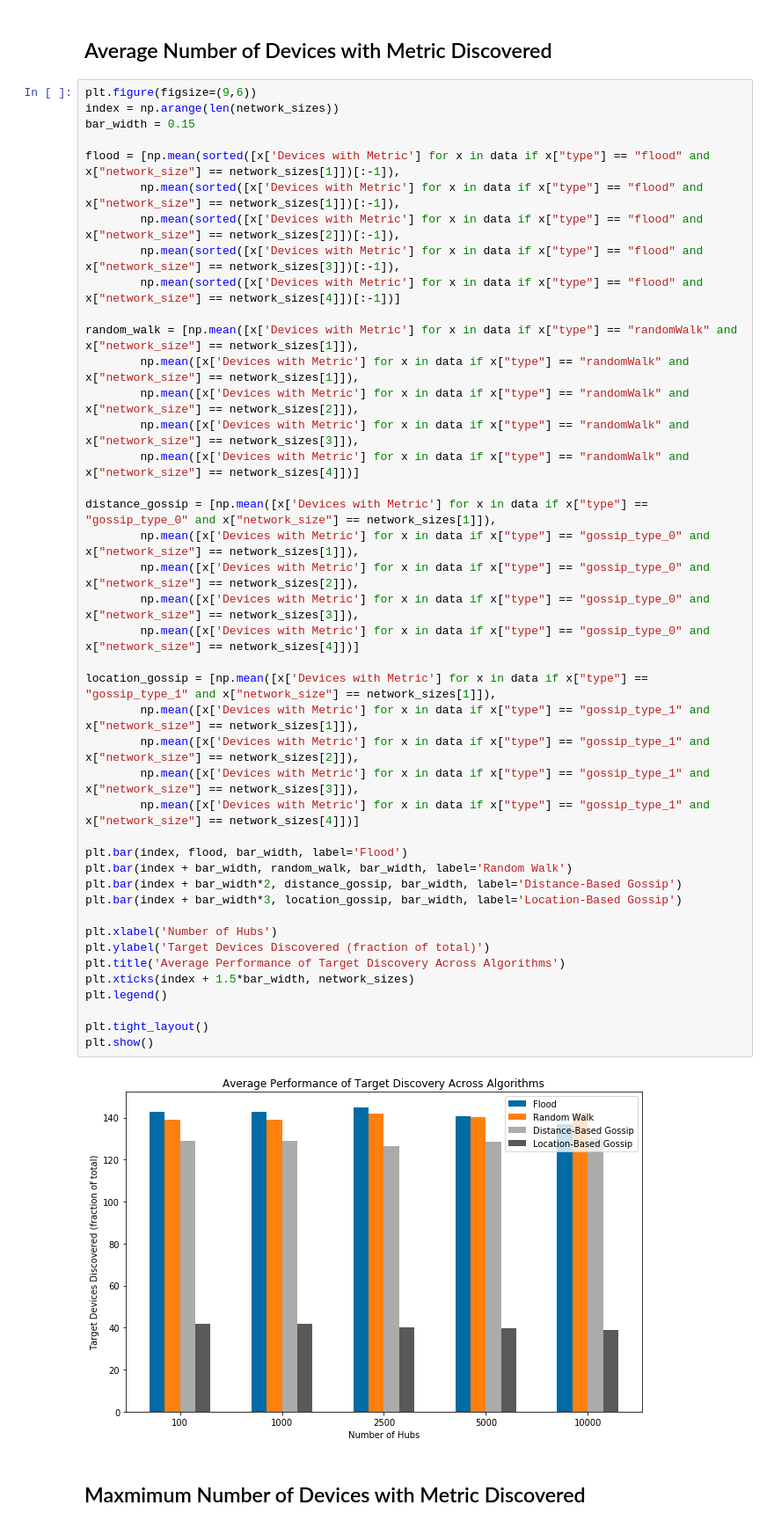
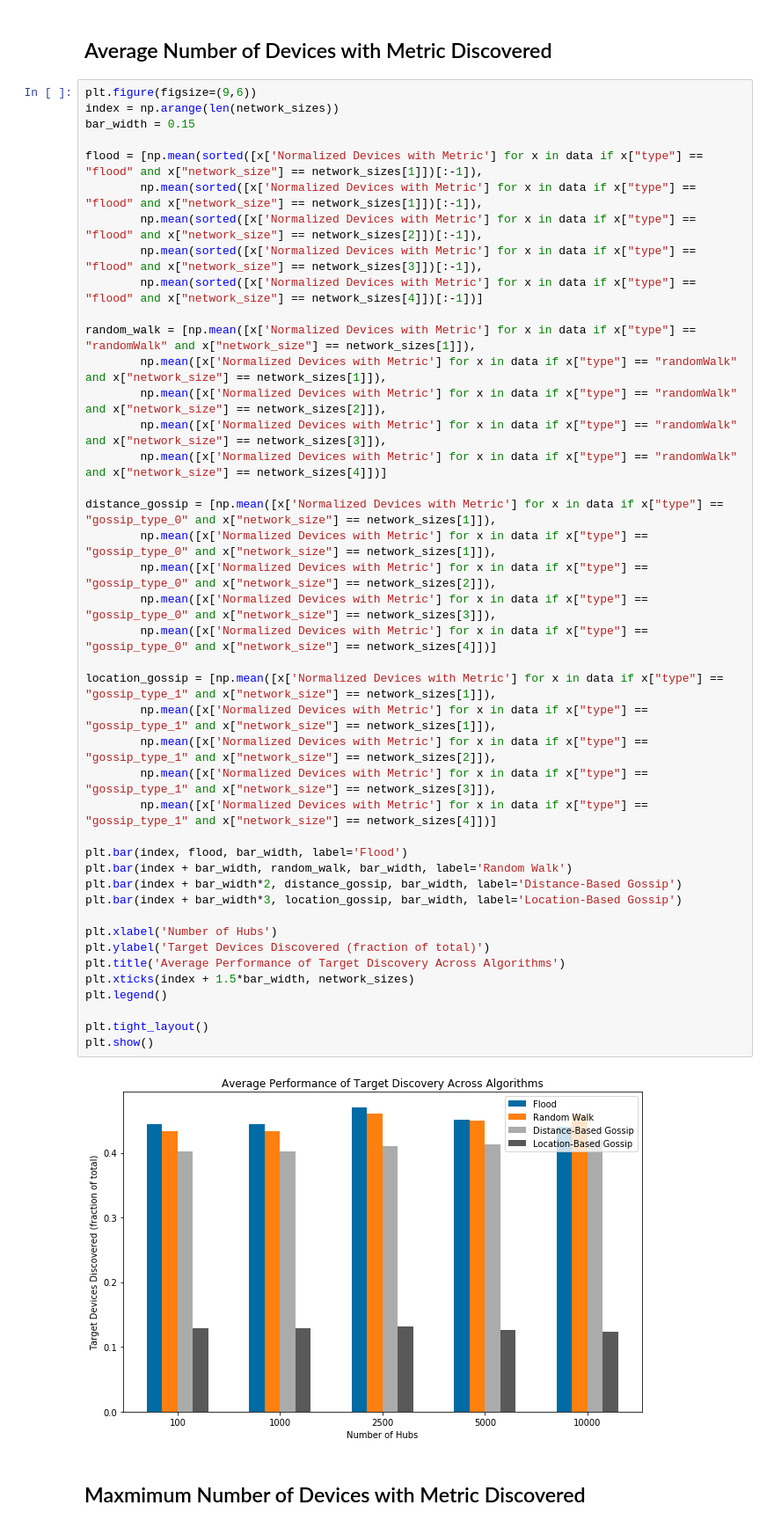
Before and after one commit to bezoar-industries/simulated-peer-peer-smart-city, a Jupyter notebook: benchmark_plots.ipynb, the cells around one changed output. Shown at 88% size. Cells and saved outputs as stored; diff of their text form.

Commit message:
Changed first plot to used normalized target devices

```diff
--- a/benchmark_plots.ipynb
+++ b/benchmark_plots.ipynb
@@ -66,47 +66,47 @@ print(data[0:5])
 # %%
 plt.figure(figsize=(9,6))
 index = np.arange(len(network_sizes))
 bar_width = 0.15
 
-flood = [np.mean(sorted([x['Devices with Metric'] for x in data if x["type"] == "flood" and x["network_size"] == network_sizes[1]])[:-1]),
-        np.mean(sorted([x['Devices with Metric'] for x in data if x["type"] == "flood" and x["network_size"] == network_sizes[1]])[:-1]),
-        np.mean(sorted([x['Devices with Metric'] for x in data if x["type"] == "flood" and x["network_size"] == network_sizes[2]])[:-1]),
-        np.mean(sorted([x['Devices with Metric'] for x in data if x["type"] == "flood" and x["network_size"] == network_sizes[3]])[:-1]),
-        np.mean(sorted([x['Devices with Metric'] for x in data if x["type"] == "flood" and x["network_size"] == network_sizes[4]])[:-1])]
+flood = [np.mean(sorted([x['Normalized Devices with Metric'] for x in data if x["type"] == "flood" and x["network_size"] == network_sizes[1]])[:-1]),
+        np.mean(sorted([x['Normalized Devices with Metric'] for x in data if x["type"] == "flood" and x["network_size"] == network_sizes[1]])[:-1]),
+        np.mean(sorted([x['Normalized Devices with Metric'] for x in data if x["type"] == "flood" and x["network_size"] == network_sizes[2]])[:-1]),
+        np.mean(sorted([x['Normalized Devices with Metric'] for x in data if x["type"] == "flood" and x["network_size"] == network_sizes[3]])[:-1]),
+        np.mean(sorted([x['Normalized Devices with Metric'] for x in data if x["type"] == "flood" and x["network_size"] == network_sizes[4]])[:-1])]
 
-random_walk = [np.mean([x['Devices with Metric'] for x in data if x["type"] == "randomWalk" and x["network_size"] == network_sizes[1]]),
-        np.mean([x['Devices with Metric'] for x in data if x["type"] == "randomWalk" and x["network_size"] == network_sizes[1]]),
-        np.mean([x['Devices with Metric'] for x in data if x["type"] == "randomWalk" and x["network_size"] == network_sizes[2]]),
-        np.mean([x['Devices with Metric'] for x in data if x["type"] == "randomWalk" and x["network_size"] == network_sizes[3]]),
-        np.mean([x['Devices with Metric'] for x in data if x["type"] == "randomWalk" and x["network_size"] == network_sizes[4]])]
+random_walk = [np.mean([x['Normalized Devices with Metric'] for x in data if x["type"] == "randomWalk" and x["network_size"] == network_sizes[1]]),
+        np.mean([x['Normalized Devices with Metric'] for x in data if x["type"] == "randomWalk" and x["network_size"] == network_sizes[1]]),
+        np.mean([x['Normalized Devices with Metric'] for x in data if x["type"] == "randomWalk" and x["network_size"] == network_sizes[2]]),
+        np.mean([x['Normalized Devices with Metric'] for x in data if x["type"] == "randomWalk" and x["network_size"] == network_sizes[3]]),
+        np.mean([x['Normalized Devices with Metric'] for x in data if x["type"] == "randomWalk" and x["network_size"] == network_sizes[4]])]
 
-distance_gossip = [np.mean([x['Devices with Metric'] for x in data if x["type"] == "gossip_type_0" and x["network_size"] == network_sizes[1]]),
-        np.mean([x['Devices with Metric'] for x in data if x["type"] == "gossip_type_0" and x["network_size"] == network_sizes[1]]),
-        np.mean([x['Devices with Metric'] for x in data if x["type"] == "gossip_type_0" and x["network_size"] == network_sizes[2]]),
-        np.mean([x['Devices with Metric'] for x in data if x["type"] == "gossip_type_0" and x["network_size"] == network_sizes[3]]),
-        np.mean([x['Devices with Metric'] for x in data if x["type"] == "gossip_type_0" and x["network_size"] == network_sizes[4]])]
+distance_gossip = [np.mean([x['Normalized Devices with Metric'] for x in data if x["type"] == "gossip_type_0" and x["network_size"] == network_sizes[1]]),
+        np.mean([x['Normalized Devices with Metric'] for x in data if x["type"] == "gossip_type_0" and x["network_size"] == network_sizes[1]]),
+        np.mean([x['Normalized Devices with Metric'] for x in data if x["type"] == "gossip_type_0" and x["network_size"] == network_sizes[2]]),
+        np.mean([x['Normalized Devices with Metric'] for x in data if x["type"] == "gossip_type_0" and x["network_size"] == network_sizes[3]]),
+        np.mean([x['Normalized Devices with Metric'] for x in data if x["type"] == "gossip_type_0" and x["network_size"] == network_sizes[4]])]
 
-location_gossip = [np.mean([x['Devices with Metric'] for x in data if x["type"] == "gossip_type_1" and x["network_size"] == network_sizes[1]]),
-        np.mean([x['Devices with Metric'] for x in data if x["type"] == "gossip_type_1" and x["network_size"] == network_sizes[1]]),
-        np.mean([x['Devices with Metric'] for x in data if x["type"] == "gossip_type_1" and x["network_size"] == network_sizes[2]]),
-        np.mean([x['Devices with Metric'] for x in data if x["type"] == "gossip_type_1" and x["network_size"] == network_sizes[3]]),
-        np.mean([x['Devices with Metric'] for x in data if x["type"] == "gossip_type_1" and x["network_size"] == network_sizes[4]])]
+location_gossip = [np.mean([x['Normalized Devices with Metric'] for x in data if x["type"] == "gossip_type_1" and x["network_size"] == network_sizes[1]]),
+        np.mean([x['Normalized Devices with Metric'] for x in data if x["type"] == "gossip_type_1" and x["network_size"] == network_sizes[1]]),
+        np.mean([x['Normalized Devices with Metric'] for x in data if x["type"] == "gossip_type_1" and x["network_size"] == network_sizes[2]]),
+        np.mean([x['Normalized Devices with Metric'] for x in data if x["type"] == "gossip_type_1" and x["network_size"] == network_sizes[3]]),
+        np.mean([x['Normalized Devices with Metric'] for x in data if x["type"] == "gossip_type_1" and x["network_size"] == network_sizes[4]])]
 
 plt.bar(index, flood, bar_width, label='Flood')
 plt.bar(index + bar_width, random_walk, bar_width, label='Random Walk')
 plt.bar(index + bar_width*2, distance_gossip, bar_width, label='Distance-Based Gossip')
 plt.bar(index + bar_width*3, location_gossip, bar_width, label='Location-Based Gossip')
 
 plt.xlabel('Number of Hubs')
 plt.ylabel('Target Devices Discovered (fraction of total)')
 plt.title('Average Performance of Target Discovery Across Algorithms')
 plt.xticks(index + 1.5*bar_width, network_sizes)
 plt.legend()
 
 plt.tight_layout()
 plt.show()
 # %% [output]
-[figure, old version]
+[figure, new version]
 # %% [markdown]
 ## Maxmimum Number of Devices with Metric Discovered
 # %%
```
